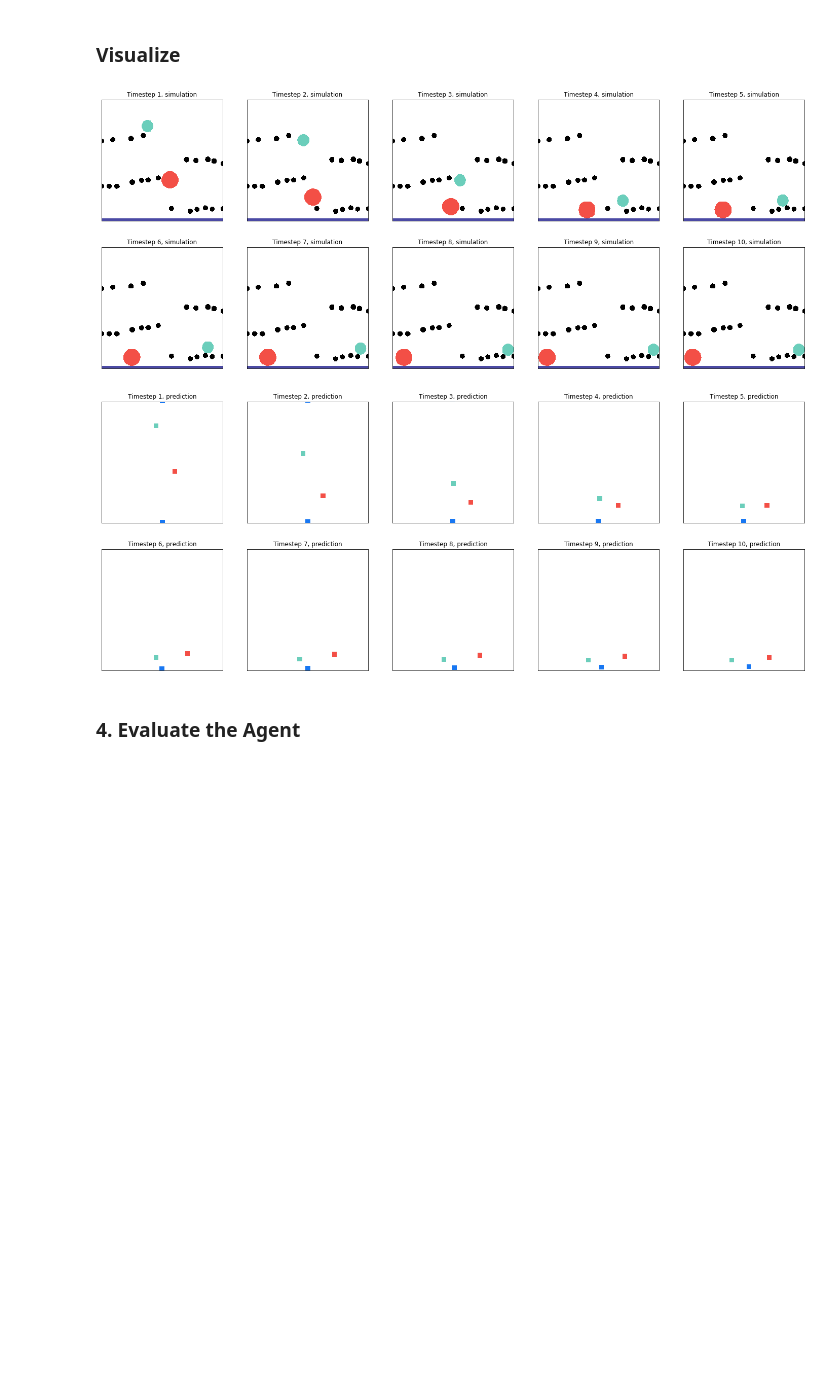
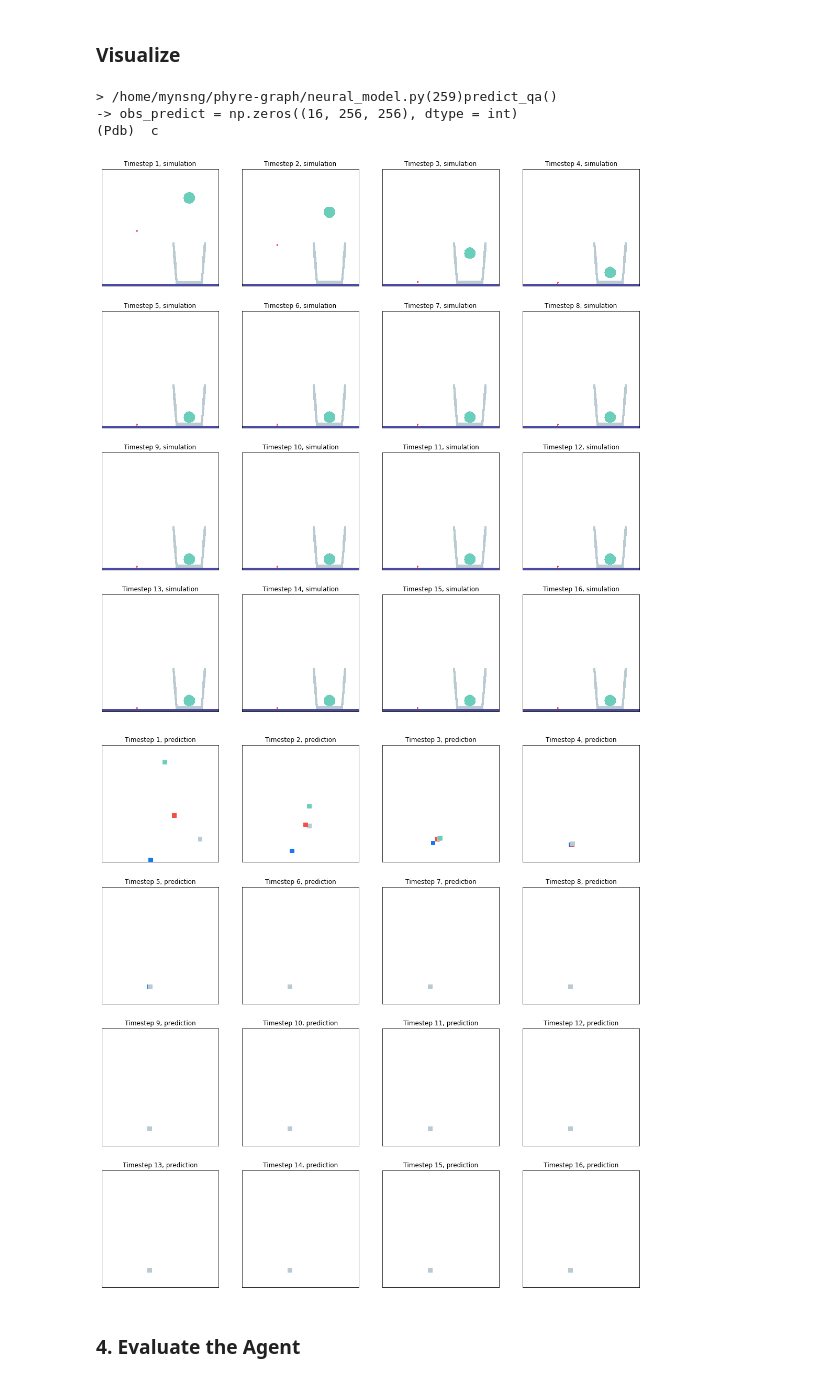
Before and after one commit to mynsng/phyre-graph, a Jupyter notebook: 03_dqn_agent.ipynb, the cells around one changed output. Cells and saved outputs as stored; diff of their text form; code cells hidden in the pictures; blank space fills up the shorter version.

```diff
--- a/03_dqn_agent.ipynb
+++ b/03_dqn_agent.ipynb
@@ -65,6 +61,8 @@ max_loss = statistic['max_loss']
 print(max_loss[-10:])
 min_loss = statistic['min_loss']
 print(min_loss[-10:])
+mean_loss = statistic['mean_loss']
+print(mean_loss[-10:])
 max_loss_index= statistic['max_loss_index']
 print(max_loss_index[-10:])
 min_loss_index= statistic['min_loss_index']
@@ -76,9 +74,9 @@ print(min_loss_action[-10:])
 loss_var = statistic['loss_var']
 print(loss_var[-10:])
 
-i=7
-a = max_loss_index[-10:][i].item()
-b = max_loss_action[-10:][i].cpu().numpy()
+i=3
+a = min_loss_index[-10:][i].item()
+b = min_loss_action[-10:][i].cpu().numpy()
 
 print(a, b)
 # %% [output]
@@ -96,37 +95,40 @@ print(a, b)
 task_ids = [train[a]]
 action = b
 images, predict_images = agent.predict_qa(state, task_ids, tier, action)
-images = images[1:11]
+# %% [output]
+> /home/mynsng/phyre-graph/neural_model.py(259)predict_qa()
+-> obs_predict = np.zeros((16, 256, 256), dtype = int)
+(Pdb)  c
 # %%
 # plot할 개수 설정
-fig1, axs1 = plt.subplots(2, 5, figsize=(20, 8))
+fig1, axs1 = plt.subplots(4, 4, figsize=(15, 15))
 fig1.tight_layout()
 plt.subplots_adjust(hspace=0.2, wspace=0.2)
 
-fig2, axs2 = plt.subplots(2, 5, figsize=(20, 8))
+fig2, axs2 = plt.subplots(4, 4, figsize=(15, 15))
 fig2.tight_layout()
 plt.subplots_adjust(hspace=0.2, wspace=0.2)
 
 # plot 해보리기~~
 for i, (ax, image) in enumerate(zip(axs1.flatten(), images)):
     # Convert the simulation observation to images.
     img = phyre.observations_to_float_rgb(image)
     ax.imshow(img)
 
     ax.title.set_text(f'Timestep {i+1}, simulation')
     ax.get_xaxis().set_ticks([])
     ax.get_yaxis().set_ticks([])
 
 for i, (ax, image) in enumerate(zip(axs2.flatten(), predict_images)):
     # Convert the simulation observation to images.
     img = phyre.observations_to_float_rgb(image)
     ax.imshow(img)
 
     ax.title.set_text(f'Timestep {i+1}, prediction')
     ax.get_xaxis().set_ticks([])
     ax.get_yaxis().set_ticks([])
 # %% [output]
-[figure, old version]
+[figure, new version]
-[figure, old version]
+[figure, new version]
 # %% [markdown]
 ### 4. Evaluate the Agent
```
Also changed, not shown: parts of 5 cells of this notebook, 5 other files.
